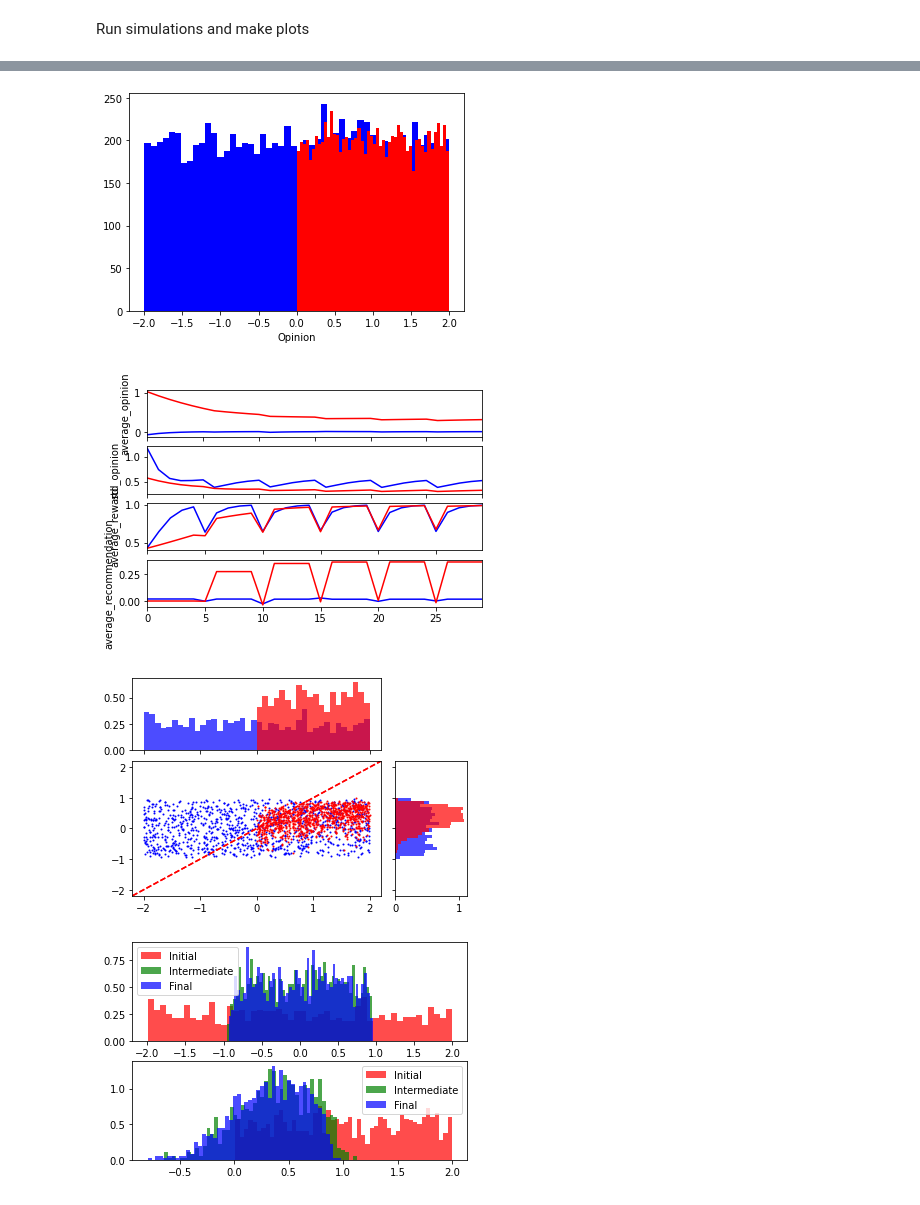
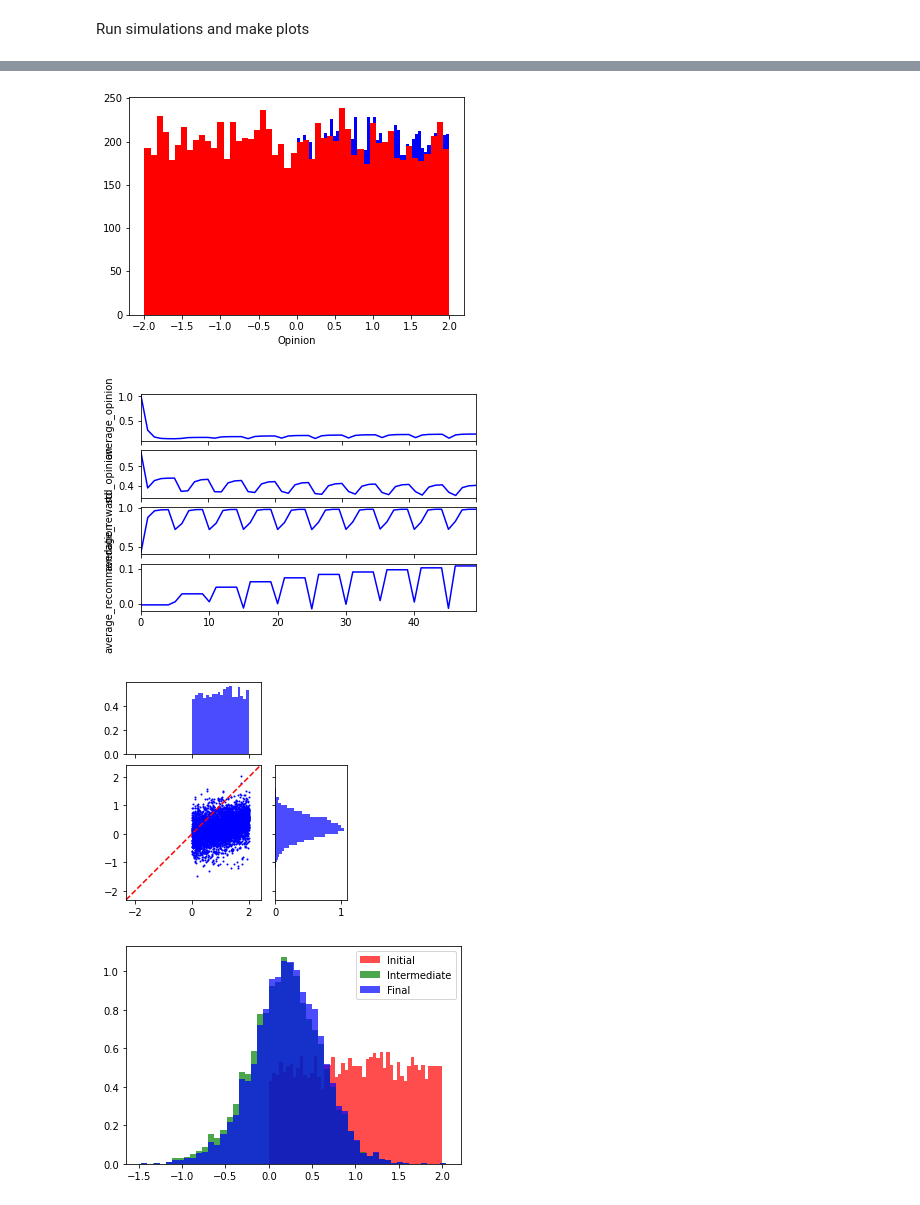
Before and after one commit to paganick/dynamics-of-recommender-systems, a Jupyter notebook: code/main_population.ipynb, the cells around one changed output, grey strips where cells are left out. Drawn from its saved outputs; the diff is of its cells as text; code cells hidden in the pictures.

```diff
--- a/code/main_population.ipynb
+++ b/code/main_population.ipynb
@@ -13,32 +13,35 @@ from modules.basic import Opinion
 Basic parameters
 # %%
 reward = RewardFunctionSquaredExponential(decay_parameter=1.0)
-recommendation_sampler = UniformSamplerRecommendation(low=-1.0, high=1.0)
-# recommendation_sampler = MixtureGaussianSamplerRecommendation(mean=[-1.0, 1.0], std=[0.1, 0.1])
-opinion_sampler_1 = UniformSamplerOpinion(low=-2.0, high=2.0)
-opinion_sampler_2 = UniformSamplerOpinion(low=-0.0, high=2.0)
+# recommendation_sampler = UniformSamplerRecommendation(low=-1.0, high=1.0)
+recommendation_sampler = GaussianSamplerRecommendation(mean=0.0, std=0.5)
+# recommendation_sampler = MixtureGaussianSamplerRecommendation(mean=[-1, 1], std=[0.4, 0.4])
+opinion_sampler_1 = UniformSamplerOpinion(low=0.0, high=2.0)
+opinion_sampler_2 = UniformSamplerOpinion(low=-2.0, high=2.0)
 # %% [markdown]
 Define parameters of the population
 # %%
 parameters = ParametersUser(prejudice=0.0,
-                            weight_prejudice=0.0,
-                            weight_recommendation=0.4,
-                            weight_current_opinion=0.6,
+                            weight_prejudice=0.1,
+                            weight_recommendation=0.7,
+                            weight_current_opinion=0.2,
                             reward=reward)
 parameters_population = ParametersPopulation(parameters=parameters,
-                                             repeat=1000)
+                                             repeat=5000,
+                                             prejudice_sampler=opinion_sampler_1)
 
 # Define population
 population_1 = Population(parameters=parameters_population,
-                          initial_state=opinion_sampler_1,
+                          initial_state=None,
+                          initialize_with_prejudice=True,
                           save_history=True)
 # %% [markdown]
 Augment population
 # %%
 parameters = ParametersUser(prejudice=0.0,
                             weight_prejudice=0.0,
-                            weight_recommendation=0.1,
-                            weight_current_opinion=0.9,
+                            weight_recommendation=0.2,
+                            weight_current_opinion=0.8,
                             reward=reward)
 parameters_population = ParametersPopulation(parameters=parameters,
                                              repeat=1000)
@@ -48,8 +51,8 @@ population_2 = Population(parameters=parameters_population,
                           initial_state=opinion_sampler_2,
                           save_history=True)
 # Sum populations
-population = population_1 + population_2
-# population = population_1
+# population = population_1 + population_2
+population = population_1
 # %% [markdown]
 Define algorithm
 # %%
@@ -66,8 +69,9 @@ simulator = Simulator(agent=population,
                       algorithm=alg)
 
 # Run
-simulator.run(horizon=30,
-              initialize=True)
+simulator.run(horizon=50,
+              initialize=True,
+              initialize_with_prejudice=True) # initialization was above
 
 # Plot
 recommendation_sampler.plot(show=True)
@@ -83,4 +87,4 @@ simulator.agent.save_trajectory_to_file(name='data', folder='results')
-[figure, old version]
+[figure, new version]
-[figure, old version]
+[figure, new version]
-[figure, old version]
+[figure, new version]
-[figure, old version]
+[figure, new version]
```
Also changed, not shown: parts of 4 cells of this notebook, 44 other files.
